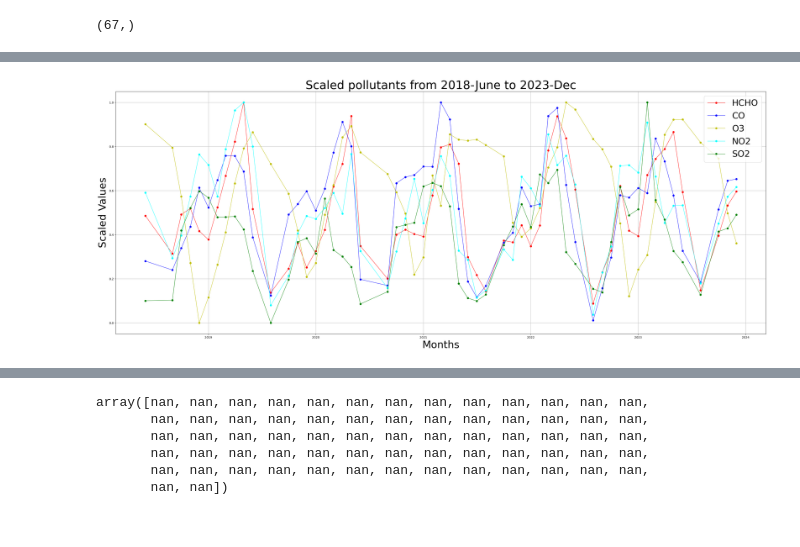
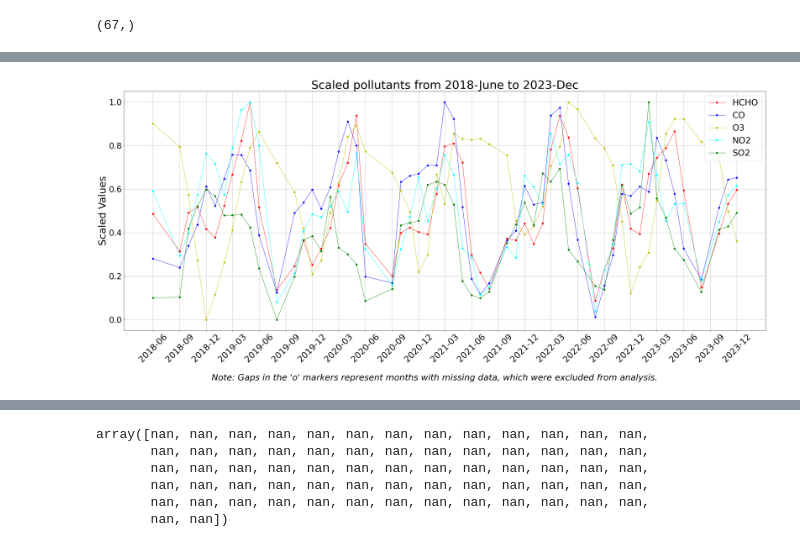
Before and after one commit to Rishi-Bharadwaj/air_pollution_correlation, a Jupyter notebook: graphing3.ipynb, the cells around one changed output, grey strips where cells are left out. Drawn from its saved outputs; the diff is of its cells as text; code cells hidden in the pictures.

```diff
--- a/graphing3.ipynb
+++ b/graphing3.ipynb
@@ -325,32 +345,36 @@ HCHO_scaled.shape
 # %%
 plt.figure(figsize=(40, 15))
 
 # Plotting each pollutant
 plot_values = [value for date, value in zip(months, HCHO_scaled) if pd.notnull(date)]
 plt.plot(plot_dates, plot_values, color='r', label='HCHO',linewidth=1,marker='o')
 plot_values = [value for date, value in zip(months, CO_scaled) if pd.notnull(date)]
 plt.plot(plot_dates, plot_values, color='b', label='CO',linewidth=1,marker='o')
 plot_values = [value for date, value in zip(months, O3_scaled) if pd.notnull(date)]
 plt.plot(plot_dates, plot_values, color='y', label='O3',linewidth=1,marker='o')
 plot_values = [value for date, value in zip(months, NO2_scaled) if pd.notnull(date)]
 plt.plot(plot_dates, plot_values, color='cyan', label='NO2',linewidth=1,marker='o')
 plot_values = [value for date, value in zip(months, SO2_scaled) if pd.notnull(date)]
 plt.plot(plot_dates, plot_values, color='g', label='SO2',linewidth=1,marker='o')
 plt.title('Scaled pollutants from 2018-June to 2023-Dec', fontsize=40)
-plt.xlabel('Months', fontsize=35)
+#plt.xlabel('Months', fontsize=35)
 plt.ylabel('Scaled Values', fontsize=35)
-# plt.gca().xaxis.set_major_formatter(mdates.DateFormatter("%y-%m"))
-# plt.gca().xaxis.set_major_locator(mdates.MonthLocator(interval=1))
-# Customize tick parameters
-plt.xticks()
-plt.yticks()
 
+start_date = pd.to_datetime("2018-06-01")
+end_date = pd.to_datetime("2023-12-01")
+custom_ticks = pd.date_range(start=start_date, end=end_date, freq="3MS")  # 3MS = every 3rd month
+
+# Apply manual x-ticks and format them properly
+plt.xticks(custom_ticks, custom_ticks.strftime("%Y-%m"), fontsize=30, rotation=45)  # Explicit x-tick labels
+plt.yticks(fontsize=28)
 # Adjust legend font size
 plt.legend(fontsize=30)
 
 plt.grid(True)
+plt.figtext(0.5, -0.05, "Note: Gaps in the 'o' markers represent months with missing data, which were excluded from analysis.",
+            ha="center", fontsize=30, style="italic")
 
 # Display the plot
 plt.show()
 # %% [output]
-[figure, old version]
+[figure, new version]
```
Also changed, not shown: parts of 2 cells of this notebook, 4 other files.
